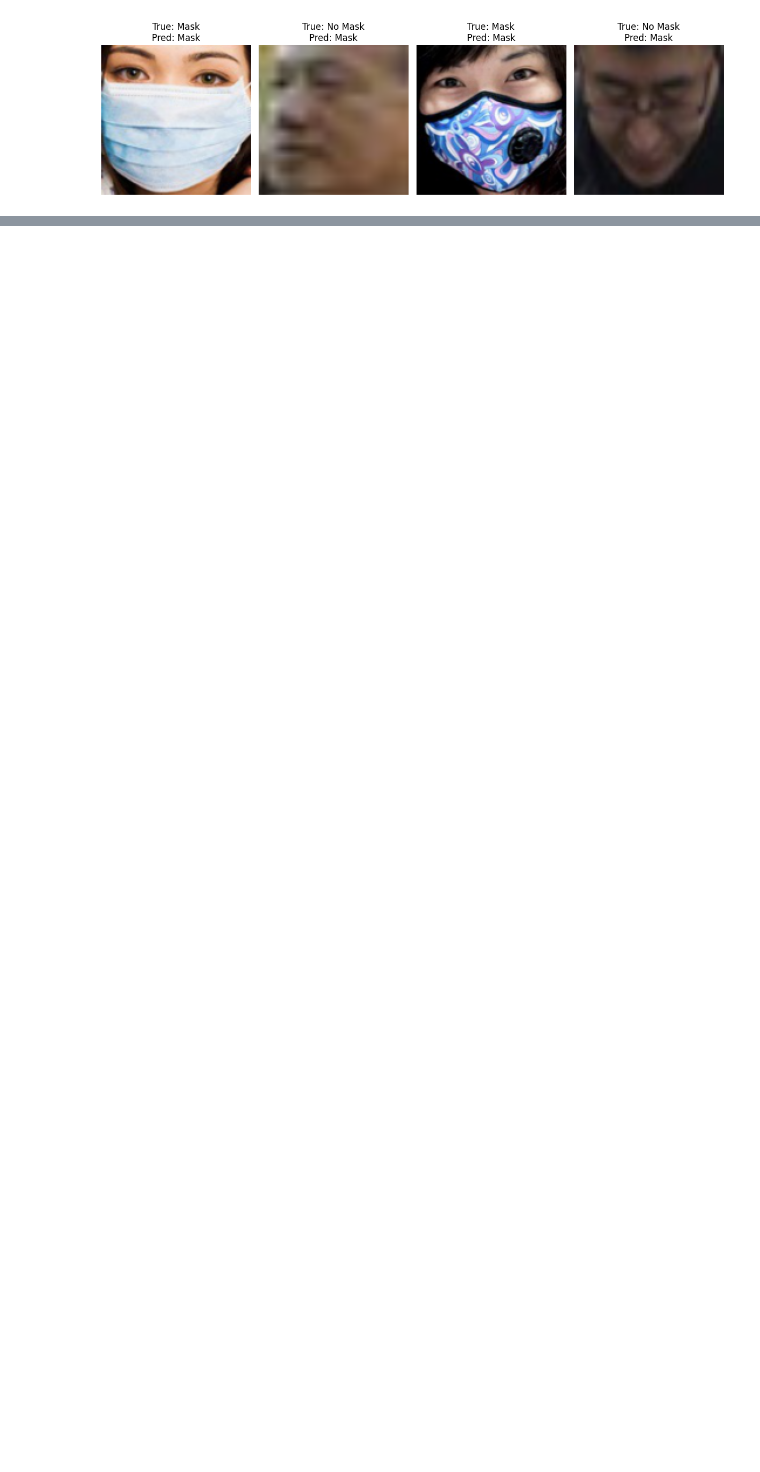
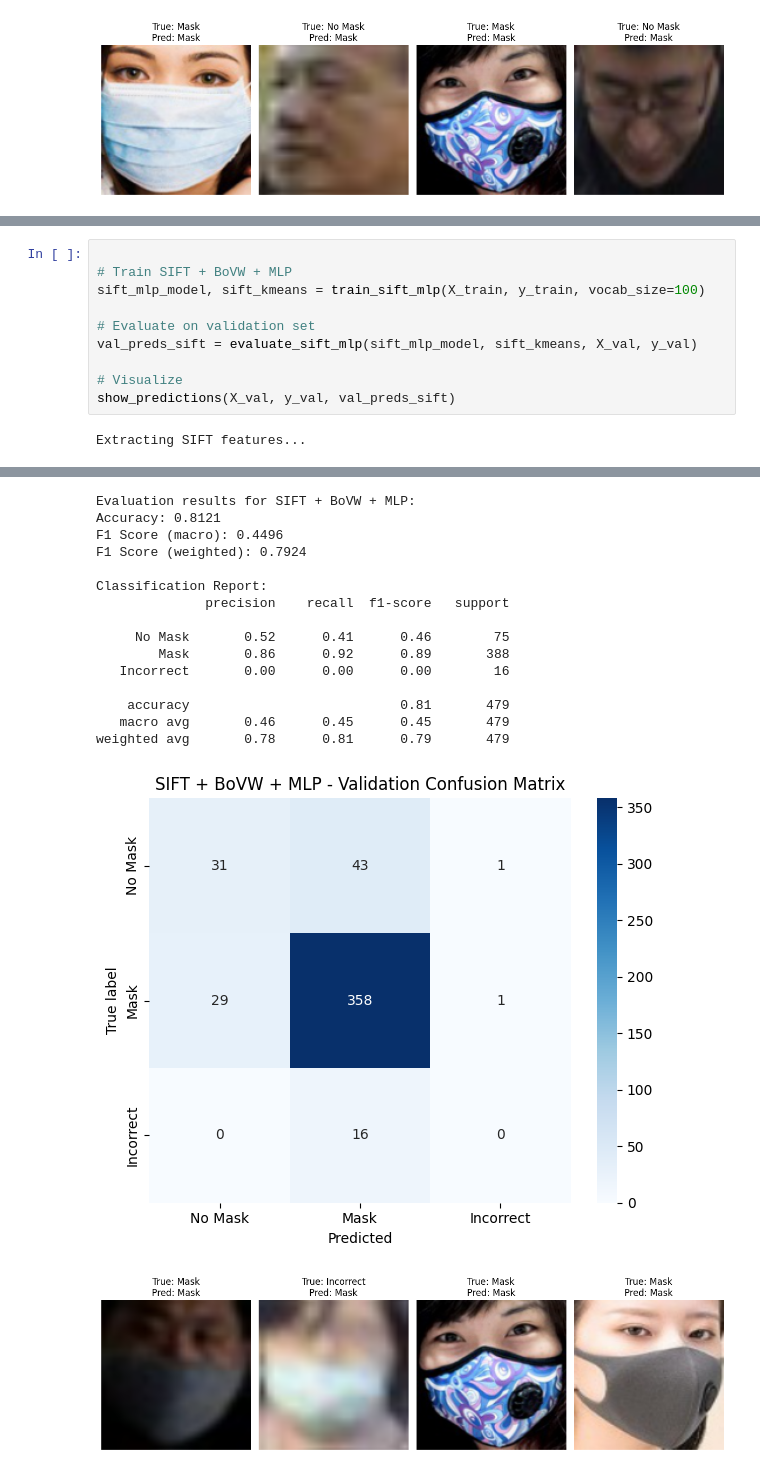
Before and after one commit to David-fi/maskDetection, a Jupyter notebook: mask_detection.ipynb, the cells around one changed output, grey strips where cells are left out. Drawn from its saved outputs; the diff is of its cells as text; blank space fills up the shorter version.

Commit message:
implemented a second model SIFT + BoVW + MLP

```diff
--- a/maskDetection.ipynb
+++ b/mask_detection.ipynb
@@ -285,0 +380,12 @@ weighted avg       0.87      0.86      0.83       479
+# %%
+
+# Train SIFT + BoVW + MLP
+sift_mlp_model, sift_kmeans = train_sift_mlp(X_train, y_train, vocab_size=100)
+
+# Evaluate on validation set
+val_preds_sift = evaluate_sift_mlp(sift_mlp_model, sift_kmeans, X_val, y_val)
+
+# Visualize
+show_predictions(X_val, y_val, val_preds_sift)
+# %% [output]
+Extracting SIFT features...
@@ -285,0 +395,17 @@ weighted avg       0.87      0.86      0.83       479
+Evaluation results for SIFT + BoVW + MLP:
+Accuracy: 0.8121
+F1 Score (macro): 0.4496
+F1 Score (weighted): 0.7924
+
+Classification Report:
+              precision    recall  f1-score   support
+
+     No Mask       0.52      0.41      0.46        75
+        Mask       0.86      0.92      0.89       388
+   Incorrect       0.00      0.00      0.00        16
+
+    accuracy                           0.81       479
+   macro avg       0.46      0.45      0.45       479
+weighted avg       0.78      0.81      0.79       479
+[figure, added]
+[figure, added]
```
Also changed, not shown: parts of 3 cells of this notebook, 6 other files.
